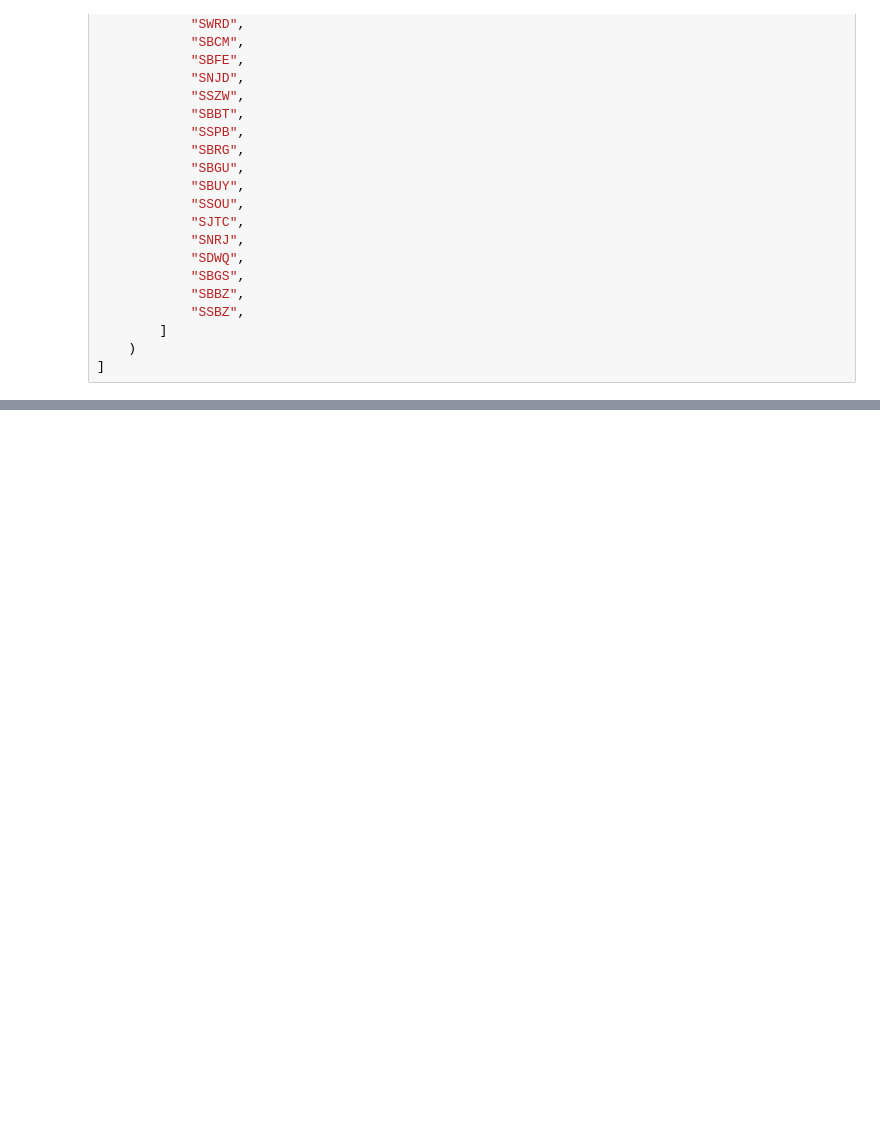
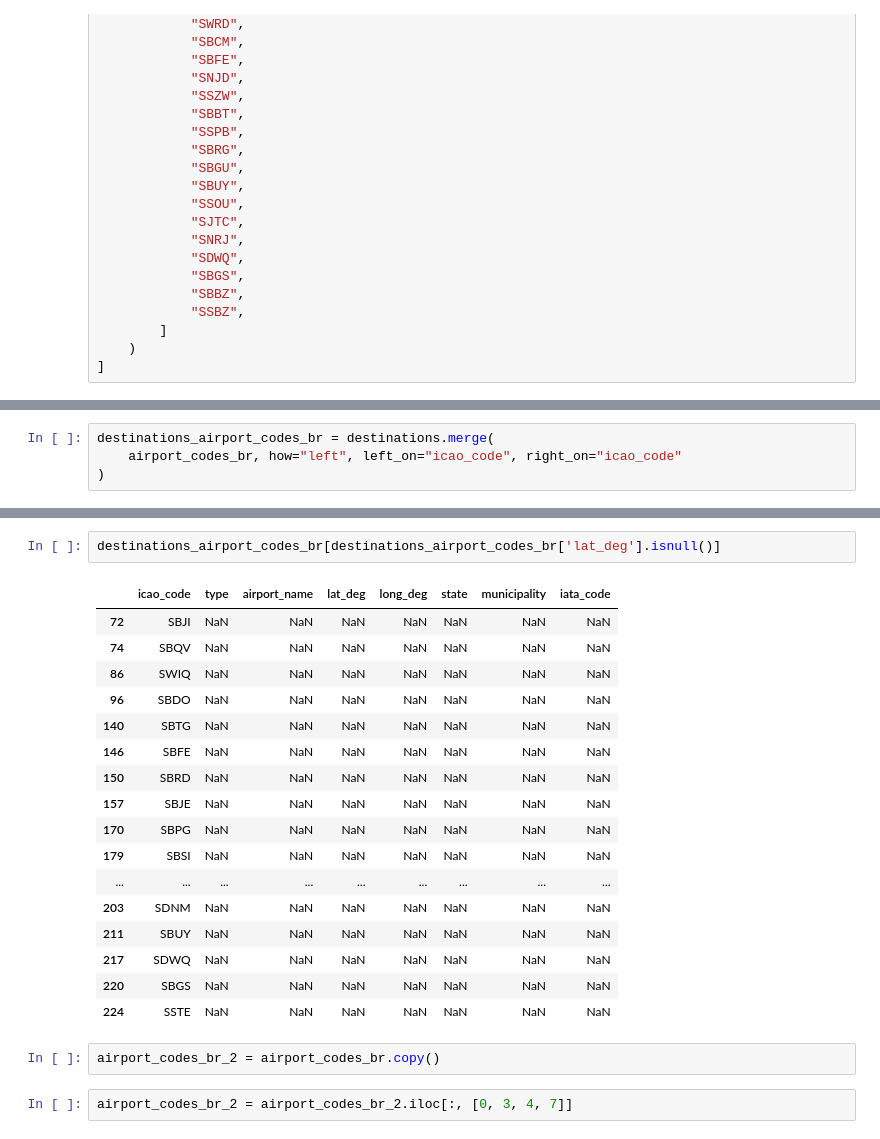
Before and after one commit to fealt/brazilian-regional-airports, a Jupyter notebook: CP_01_airports.ipynb, the cells around one changed output, grey strips where cells are left out. Saved outputs shown, nothing was run; the diff lists cells and outputs as text; blank space fills up the shorter version.

```diff
--- a/CP_01_airports.ipynb
+++ b/CP_01_airports.ipynb
@@ -183,0 +186,4 @@ missing_airports
+# %%
+destinations_airport_codes_br = destinations.merge(
+    airport_codes_br, how="left", left_on="icao_code", right_on="icao_code"
+)
@@ -183,0 +206,24 @@ missing_airports
+# %%
+destinations_airport_codes_br[destinations_airport_codes_br['lat_deg'].isnull()]
+# %% [output]
+|  | icao_code | type | airport_name | lat_deg | long_deg | state | municipality | iata_code |
+| 72 | SBJI | NaN | NaN | NaN | NaN | NaN | NaN | NaN |
+| 74 | SBQV | NaN | NaN | NaN | NaN | NaN | NaN | NaN |
+| 86 | SWIQ | NaN | NaN | NaN | NaN | NaN | NaN | NaN |
+| 96 | SBDO | NaN | NaN | NaN | NaN | NaN | NaN | NaN |
+| 140 | SBTG | NaN | NaN | NaN | NaN | NaN | NaN | NaN |
+| 146 | SBFE | NaN | NaN | NaN | NaN | NaN | NaN | NaN |
+| 150 | SBRD | NaN | NaN | NaN | NaN | NaN | NaN | NaN |
+| 157 | SBJE | NaN | NaN | NaN | NaN | NaN | NaN | NaN |
+| 170 | SBPG | NaN | NaN | NaN | NaN | NaN | NaN | NaN |
+| 179 | SBSI | NaN | NaN | NaN | NaN | NaN | NaN | NaN |
+| ... | ... | ... | ... | ... | ... | ... | ... | ... |
+| 203 | SDNM | NaN | NaN | NaN | NaN | NaN | NaN | NaN |
+| 211 | SBUY | NaN | NaN | NaN | NaN | NaN | NaN | NaN |
+| 217 | SDWQ | NaN | NaN | NaN | NaN | NaN | NaN | NaN |
+| 220 | SBGS | NaN | NaN | NaN | NaN | NaN | NaN | NaN |
+| 224 | SSTE | NaN | NaN | NaN | NaN | NaN | NaN | NaN |
+# %%
+airport_codes_br_2 = airport_codes_br.copy()
+# %%
+airport_codes_br_2 = airport_codes_br_2.iloc[:, [0, 3, 4, 7]]
```
Also changed, not shown: parts of 22 cells of this notebook.
